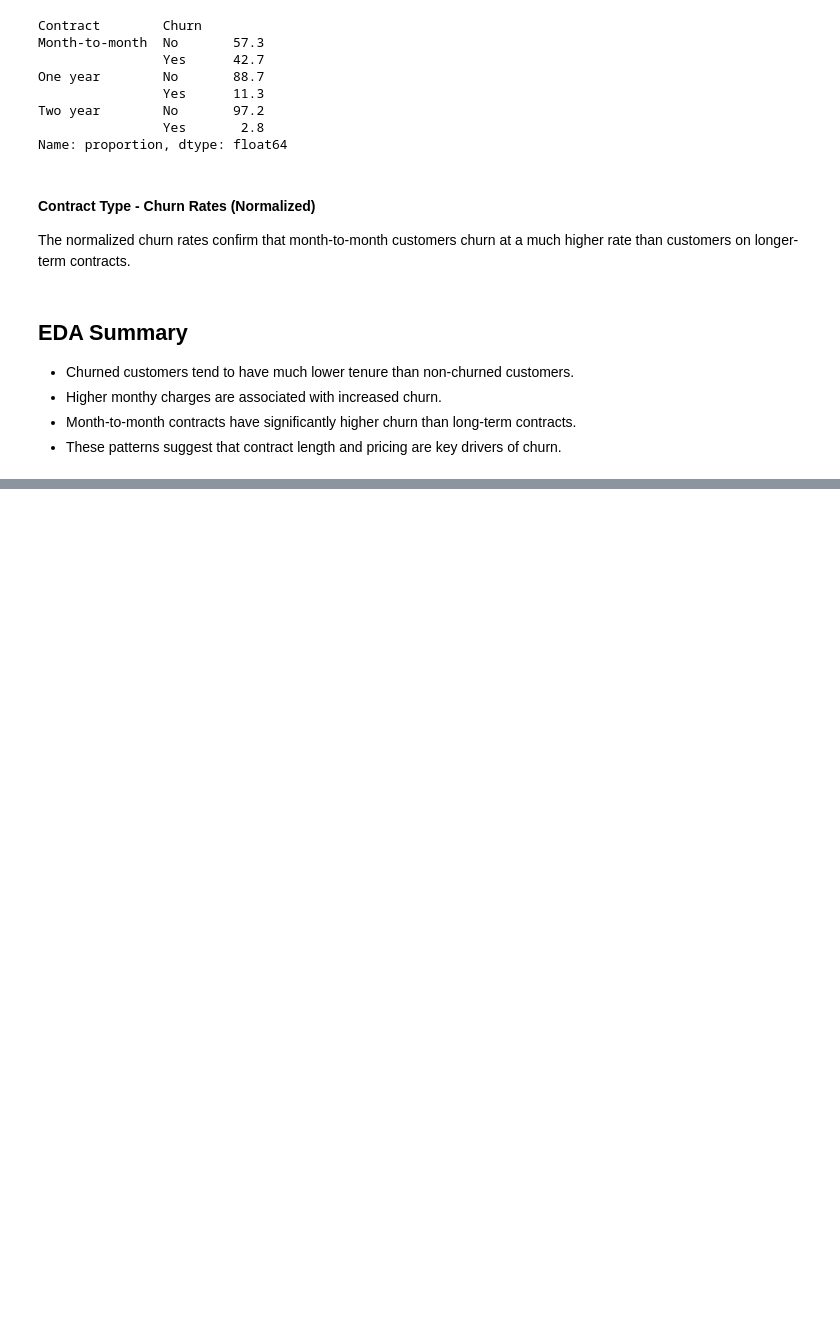
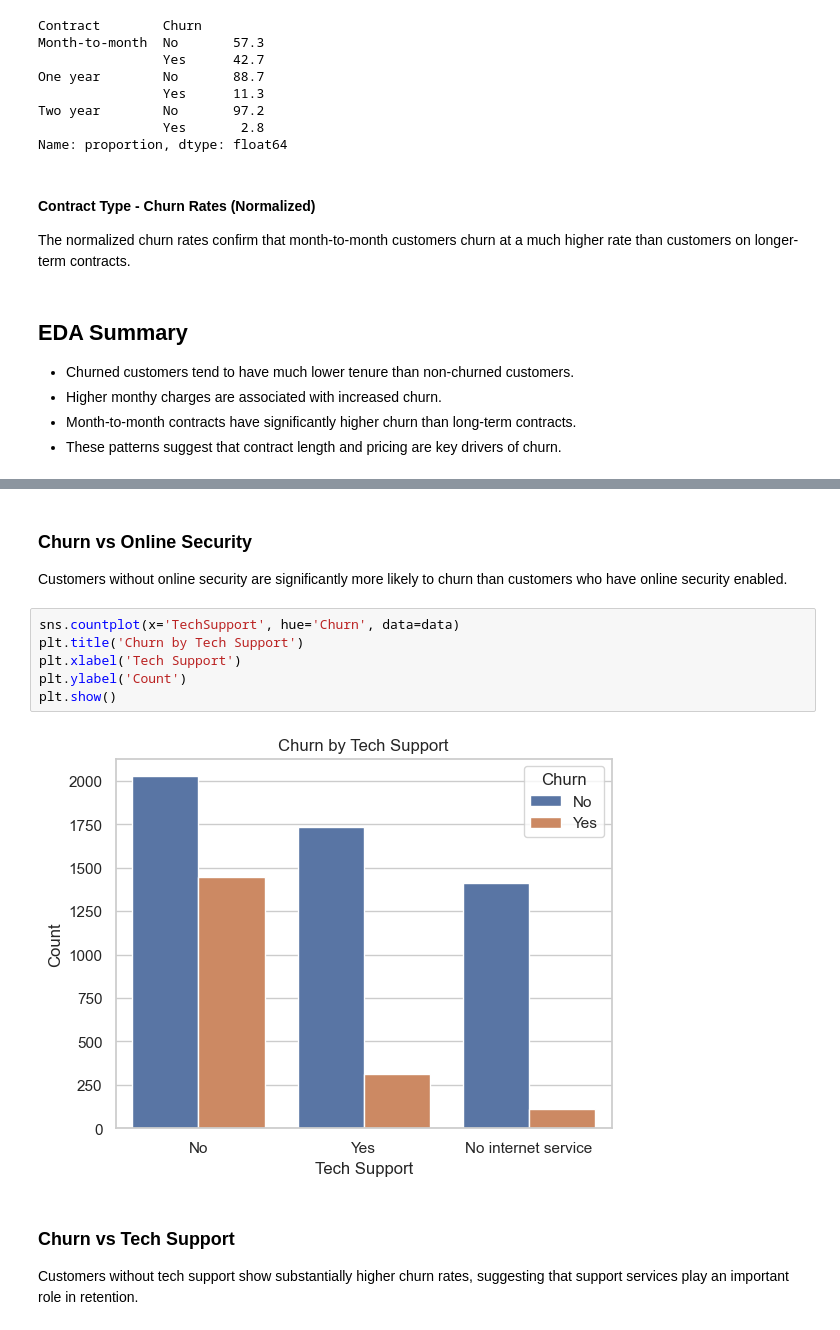
Before and after one commit to japjot-singh08/telco-customer-churn, a Jupyter notebook: customer_churn_analysis.ipynb, the cells around one changed output, grey strips where cells are left out. Saved outputs shown, nothing was run; the diff lists cells and outputs as text; blank space fills up the shorter version.

```diff
--- a/customer_churn_analysis.ipynb
+++ b/customer_churn_analysis.ipynb
@@ -242,0 +265,16 @@ The normalized churn rates confirm that month-to-month customers churn at a much
+# %% [markdown]
+### Churn vs Online Security
+
+Customers without online security are significantly more likely to churn than customers who have online security enabled.
+# %%
+sns.countplot(x='TechSupport', hue='Churn', data=data)
+plt.title('Churn by Tech Support')
+plt.xlabel('Tech Support')
+plt.ylabel('Count')
+plt.show()
+# %% [output]
+[figure, added]
+# %% [markdown]
+### Churn vs Tech Support
+
+Customers without tech support show substantially higher churn rates, suggesting that support services play an important role in retention.
```
Also changed, not shown: parts of 7 cells of this notebook.
